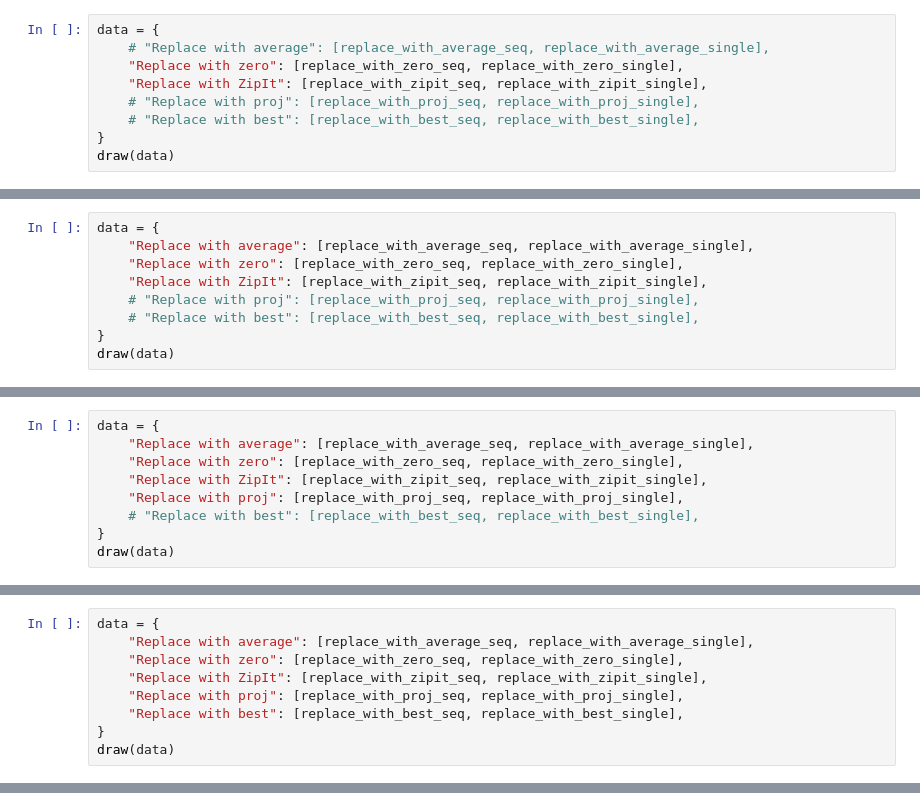
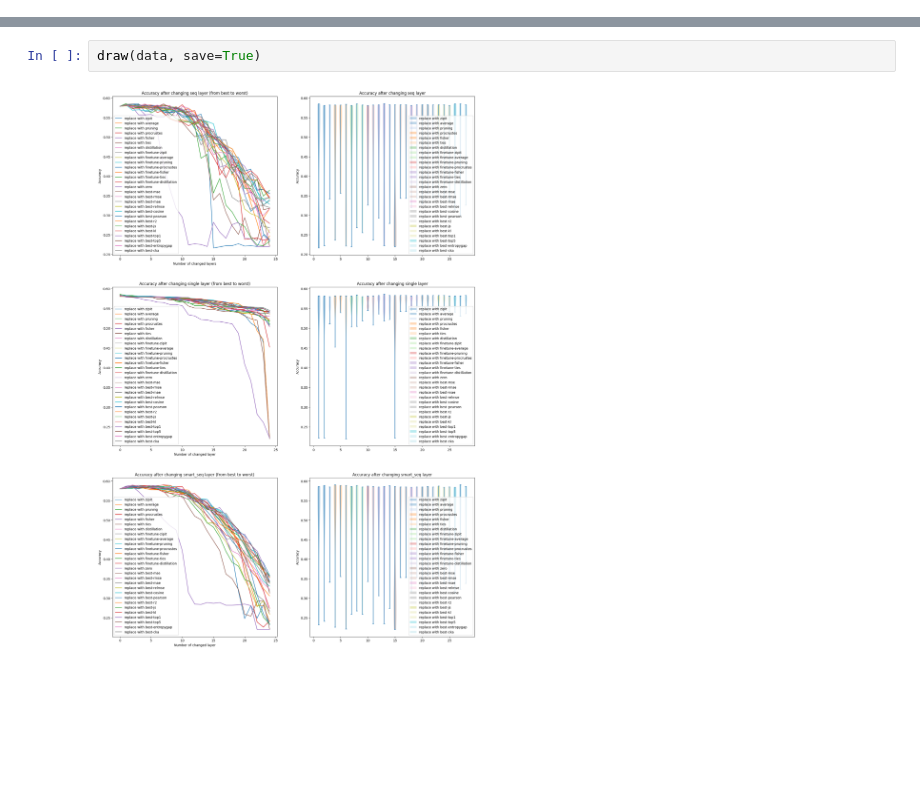
Before and after one commit to CTLab-ITMO/MoE_Optimization, a Jupyter notebook: Qwen_MoE_experts_fusion_experiment/test.ipynb, the cells around one changed output, grey strips where cells are left out. Cells and saved outputs as stored; diff of their text form; blank space fills up the shorter version.

```diff
--- a/Qwen_MoE_experts_fusion_experiment/test.ipynb
+++ b/Qwen_MoE_experts_fusion_experiment/test.ipynb
@@ -72,9 +55,0 @@ draw(data)
-# %%
-data = {
-    # "Replace with average": [replace_with_average_seq, replace_with_average_single],
-    "Replace with zero": [replace_with_zero_seq, replace_with_zero_single],
-    "Replace with ZipIt": [replace_with_zipit_seq, replace_with_zipit_single],
-    # "Replace with proj": [replace_with_proj_seq, replace_with_proj_single],
-    # "Replace with best": [replace_with_best_seq, replace_with_best_single],
-}
-draw(data)
@@ -83,9 +55,0 @@ draw(data)
-# %%
-data = {
-    "Replace with average": [replace_with_average_seq, replace_with_average_single],
-    "Replace with zero": [replace_with_zero_seq, replace_with_zero_single],
-    "Replace with ZipIt": [replace_with_zipit_seq, replace_with_zipit_single],
-    # "Replace with proj": [replace_with_proj_seq, replace_with_proj_single],
-    # "Replace with best": [replace_with_best_seq, replace_with_best_single],
-}
-draw(data)
@@ -94,9 +55,0 @@ draw(data)
-# %%
-data = {
-    "Replace with average": [replace_with_average_seq, replace_with_average_single],
-    "Replace with zero": [replace_with_zero_seq, replace_with_zero_single],
-    "Replace with ZipIt": [replace_with_zipit_seq, replace_with_zipit_single],
-    "Replace with proj": [replace_with_proj_seq, replace_with_proj_single],
-    # "Replace with best": [replace_with_best_seq, replace_with_best_single],
-}
-draw(data)
@@ -105,9 +55,0 @@ draw(data)
-# %%
-data = {
-    "Replace with average": [replace_with_average_seq, replace_with_average_single],
-    "Replace with zero": [replace_with_zero_seq, replace_with_zero_single],
-    "Replace with ZipIt": [replace_with_zipit_seq, replace_with_zipit_single],
-    "Replace with proj": [replace_with_proj_seq, replace_with_proj_single],
-    "Replace with best": [replace_with_best_seq, replace_with_best_single],
-}
-draw(data)
@@ -115,0 +97,4 @@ draw(data)
+# %%
+draw(data, save=True)
+# %% [output]
+[figure, added]
```
Also changed, not shown: parts of 21 cells of this notebook, 3 other files.
